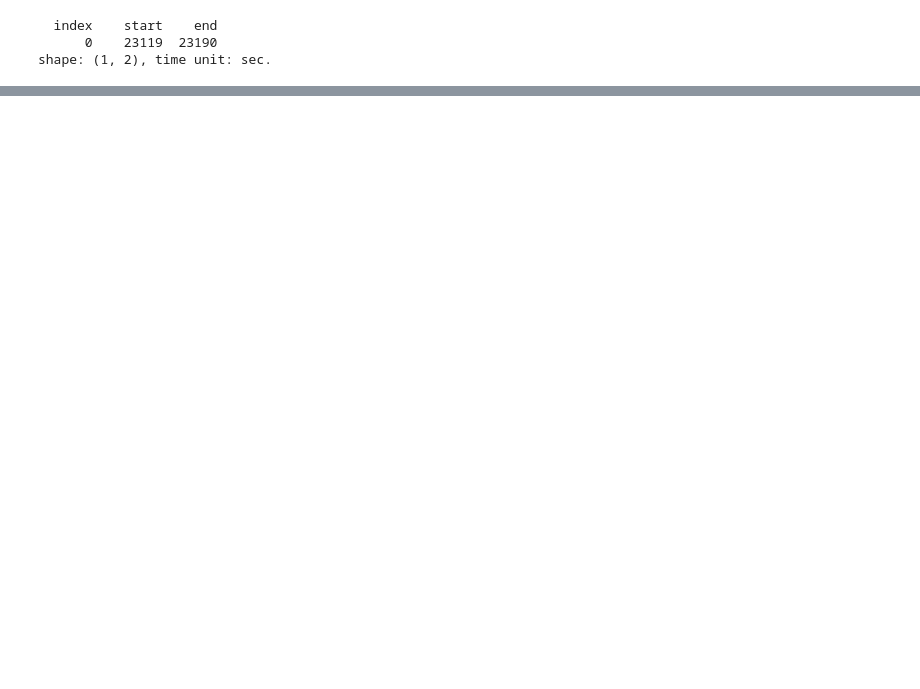
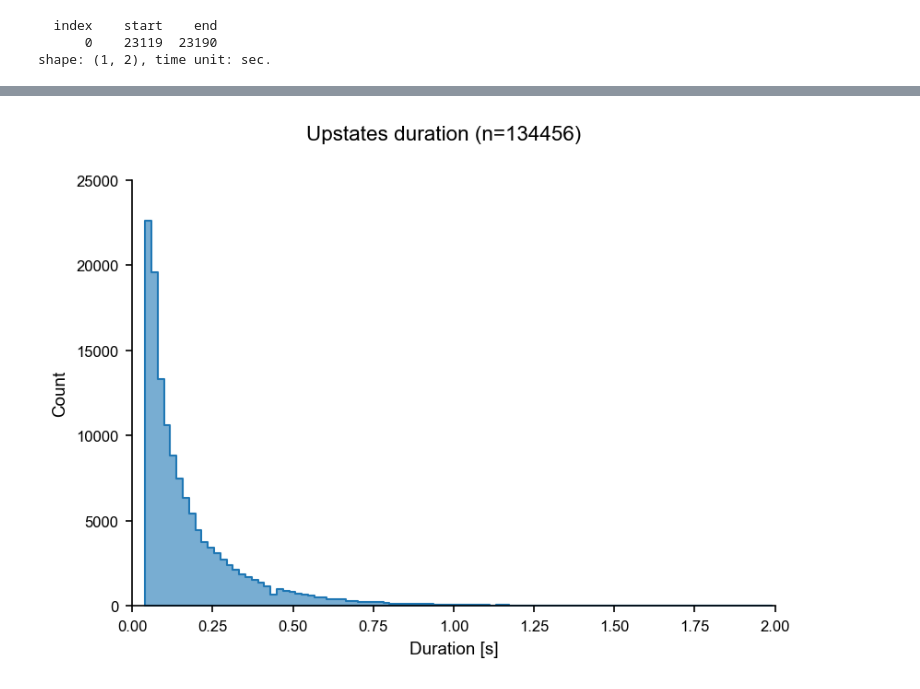
Before and after one commit to Senzai-Lab/nrem_analysis, a Jupyter notebook: notebooks/dual_recordings/visualize_updown.ipynb, the cells around one changed output, grey strips where cells are left out. Cells and saved outputs as stored; diff of their text form; code cells hidden in the pictures; blank space fills up the shorter version.

```diff
--- a/notebooks/dual_recordings/visualize_updown.ipynb
+++ b/notebooks/dual_recordings/visualize_updown.ipynb
@@ -194,0 +192,45 @@ plt.show()
+# %%
+data_dir = INTERIM_DIR / mouse_id
+durations = []
+
+for mouse_id in MOUSE_IDS_DUAL:
+    sleep           = nap.load_file(PROCESSED_DIR / "dual" / mouse_id / "sleep.npz")
+    session         = nap.load_file(PROCESSED_DIR / "dual" / mouse_id / "session.npz")
+
+    try:
+        hd_units        = nap.load_file(PROCESSED_DIR / "dual" / mouse_id / "hd_units.npz")
+    except FileNotFoundError:
+        continue
+
+    nrem            = sleep[sleep['state'] == 'nrem'].intersect(session[session['state'] == 'homecage'])
+    spikes = hd_units.restrict(nrem)
+    up_states, thr = detect_upstates(spikes)
+
+    durations.append(np.diff(up_states.values))
+
+durations = np.concatenate(durations)
+# %%
+fig, ax = plt.subplots(figsize=(6, 4))
+
+sns.histplot(
+    data=durations,
+    bins=100,
+    element='step',
+    common_norm=False,
+    fill=True,
+    alpha=0.6,
+    legend=False,
+    ax=ax,
+    )
+
+sns.despine()
+
+ax.set_xlabel("Duration [s]")
+ax.set_ylim(0, 25000)
+ax.set_xlim((0, 2))
+
+fig.suptitle(f"Upstates duration (n={len(durations)})")
+plt.savefig(FIGURES_DIR / "sweeps_durations.svg", format='svg', bbox_inches='tight')
+plt.savefig(FIGURES_DIR / "sweeps_durations.png", format='png', bbox_inches='tight')
+# %% [output]
+[figure, added]
```
Also changed, not shown: parts of 3 cells of this notebook, 3 other files.
